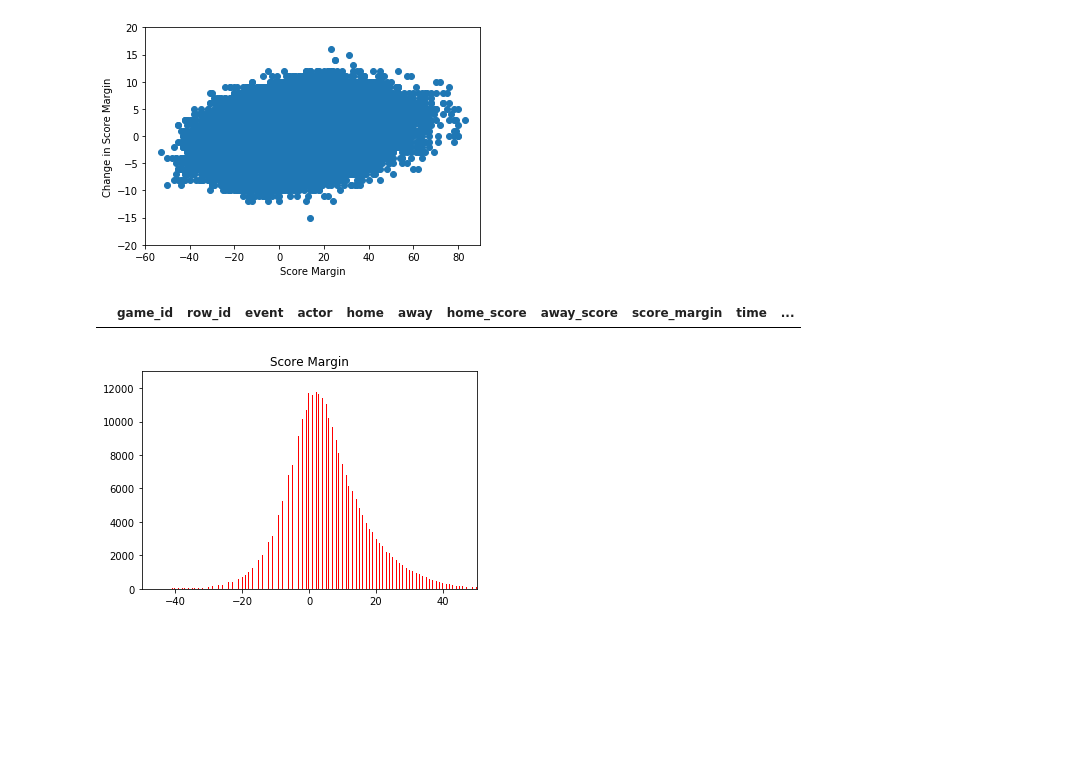
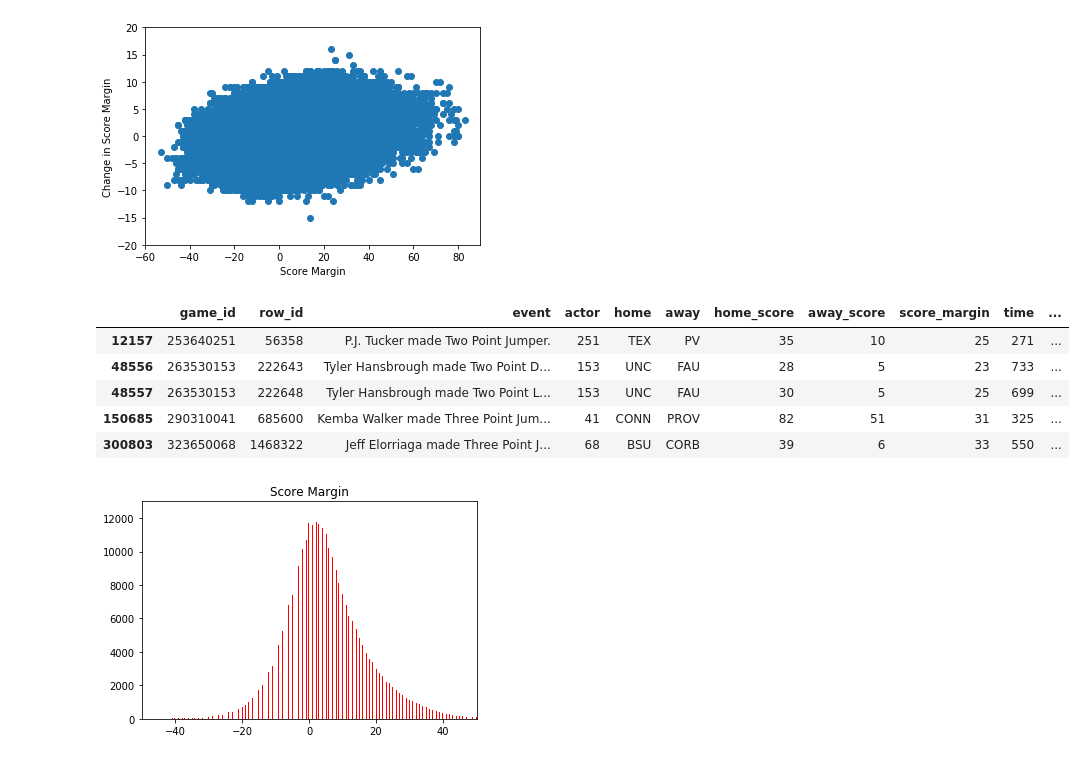
Before and after one commit to mattfred10/Timeout-Analyzer, a Jupyter notebook: Run Analyzer.ipynb, the cells around one changed output. Saved outputs shown, nothing was run; the diff lists cells and outputs as text; code cells hidden in the pictures; blank space fills up the shorter version.

```diff
--- a/Run Analyzer.ipynb
+++ b/Run Analyzer.ipynb
@@ -45,7 +45,6 @@ for j in range(50):
     # You can print these scores if you would like...
     #print("Team 1", team1, "Final score", sum(team1))
     #print("Team 2", team2, "Final score", sum(team2))
-    lastdiff = -1
     team1run = 0
     team2run = 0
     # To determine if a scoring run is occuring, we want the point margin to increase monotonoically (in the same direction).
@@ -69,6 +68,6 @@ for j in range(50):
             # Many games will have multiple runs
             break
 
-# Probability that a scoring run occurs
+# Probability that a scoring run occurs in a given game
 print(runcount/50)
 # %% [output]
@@ -78,16 +77,13 @@ Additionally, scoring runs may simply be a consequence of a team being better th
 # %%
-# This situation is exacerbated if the teams are unequal, basically yielding unity
+# This situation is exacerbated if the teams are unequal
 runcount = 0
 for j in range(50):
     team1 = []
     team2 = []
     for i in range(70):
-        team1.append(2 if randint(0,3) > 0 else 0)  # 75% of posessions result in scores
-        team2.append(2 if randint(0,3) > 2 else 0)  # 25% of posessions result in scores
-    # You can print these scores if you would like...
-    #print("Team 1", team1, "Final score", sum(team1))
-    #print("Team 2", team2, "Final score", sum(team2))
-    lastdiff = -1
+        # This code only differes from above here
+        team1.append(2 if randint(0,10) > 4 else 0)  # 60% of posessions result in scores
+        team2.append(2 if randint(0,10) > 6 else 0)  # 40% of posessions result in scores
     team1run = 0
     team2run = 0
     for score in zip(team1,team2):
@@ -102,7 +98,6 @@ for j in range(50):
             team2run = 0
         if team1run >= 3 or team2run >= 3:
             runcount += 1
-            # We break after a run is found because we are looking for proportions of games not total number of runs
             break
 
 print(runcount/50)
@@ -328,15 +349,20 @@ plt.show()
 [figure]
 # %%
 # We manually investigate the games
-result.loc[(result['delta_score_margin'] > 20)]
+result.loc[(result['delta_score_margin'] > 12)]
 
 # We can use the code in the next cell to look at specific games
 # all_data.loc[(all_data.game_id == 253130183)]
 # or the link
 # http://www.espn.com/mens-college-basketball/playbyplay?gameId=400872229
 # substituting in the game_id
 # %% [output]
 |  | game_id | row_id | event | actor | home | away | home_score | away_score | score_margin | time | ... |
+| 12157 | 253640251 | 56358 | P.J. Tucker made Two Point Jumper. | 251 | TEX | PV | 35 | 10 | 25 | 271 | ... |
+| 48556 | 263530153 | 222643 | Tyler Hansbrough made Two Point D... | 153 | UNC | FAU | 28 | 5 | 23 | 733 | ... |
+| 48557 | 263530153 | 222648 | Tyler Hansbrough made Two Point L... | 153 | UNC | FAU | 30 | 5 | 25 | 699 | ... |
+| 150685 | 290310041 | 685600 | Kemba Walker made Three Point Jum... | 41 | CONN | PROV | 82 | 51 | 31 | 325 | ... |
+| 300803 | 323650068 | 1468322 | Jeff Elorriaga made Three Point J... | 68 | BSU | CORB | 39 | 6 | 33 | 550 | ... |
 # %%
 #all_data.loc[(all_data.game_id == 253130183)]
 # %%
```
Also changed, not shown: parts of 24 cells of this notebook.
